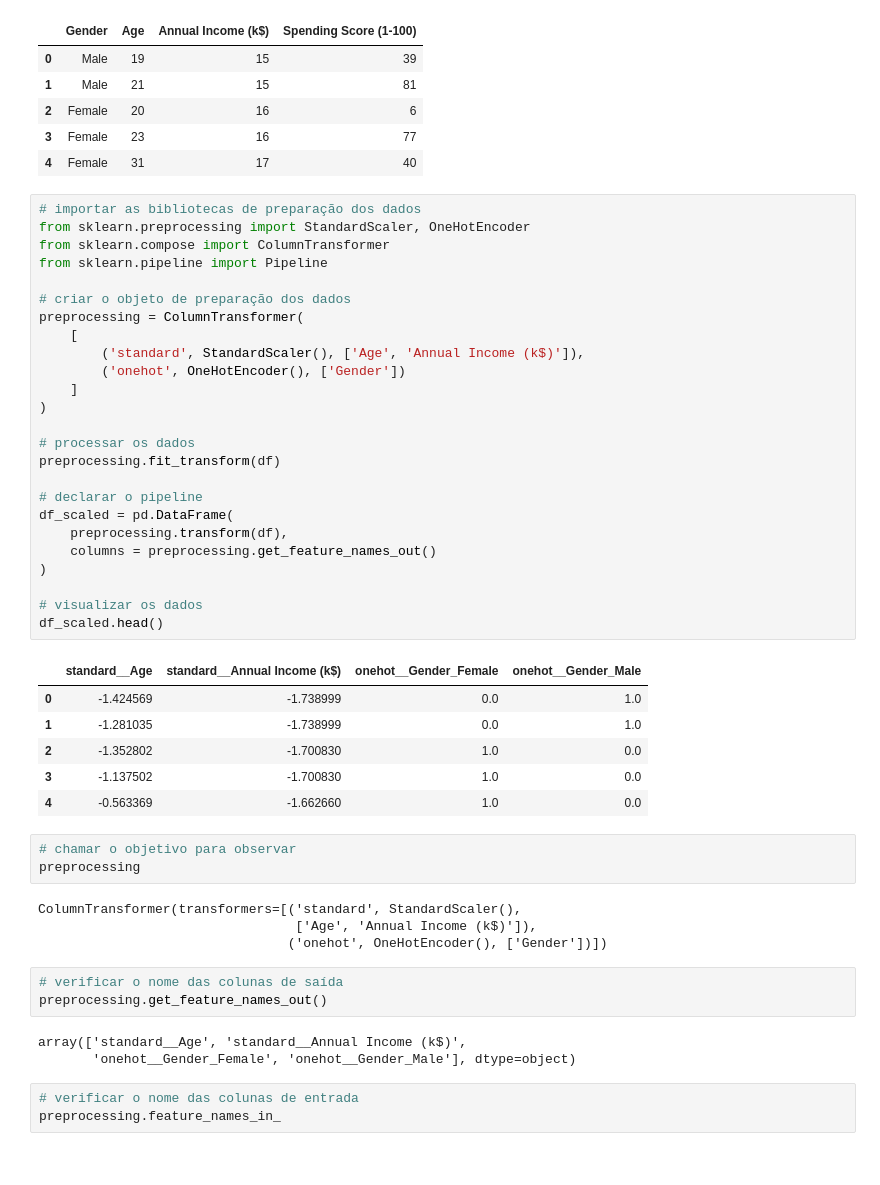
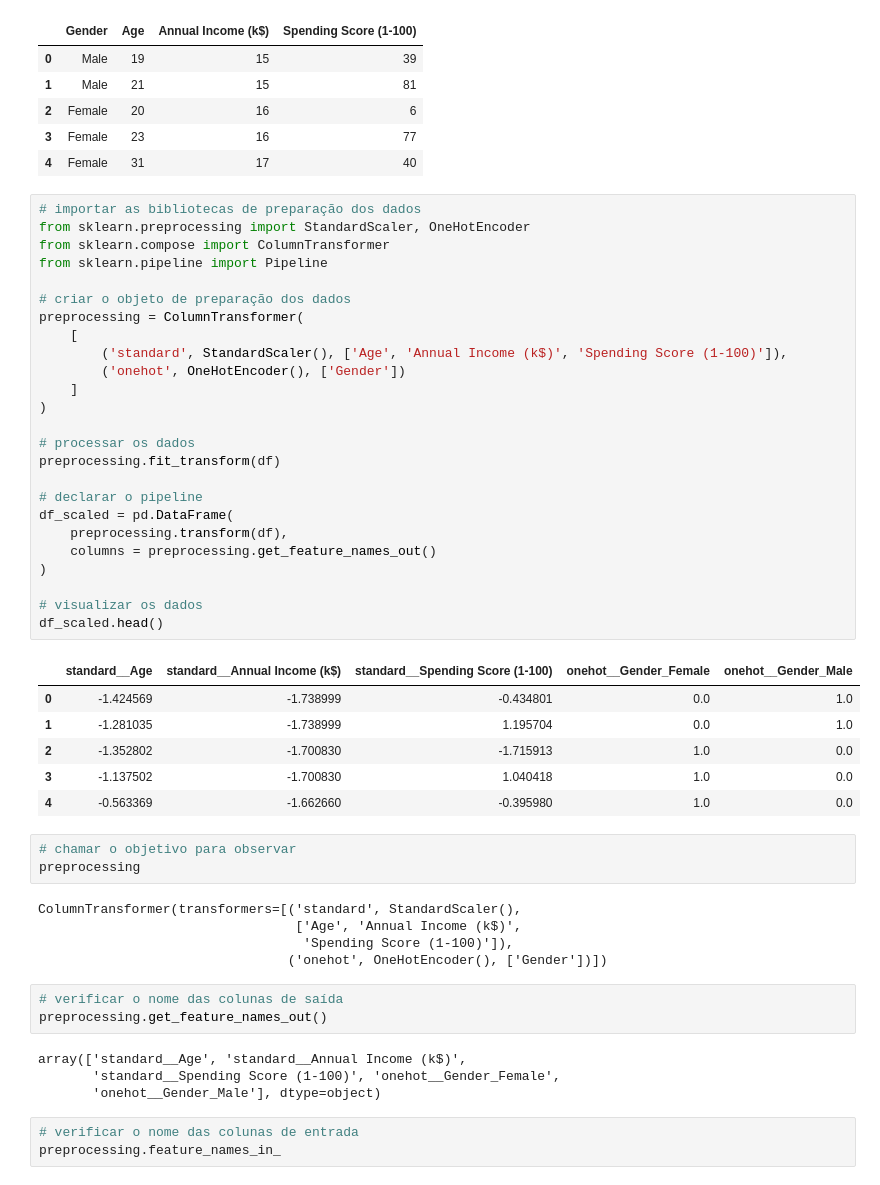
Before and after one commit to Felandim/PortfolioProjetos, a Jupyter notebook: 2 Segmentação de clientes/notebook/projeto_supermercado_04_pipeline.ipynb, the cells around one changed output. Drawn from its saved outputs; the diff is of its cells as text.

```diff
--- a/2 Segmentação de clientes/notebook/projeto_supermercado_04_pipeline.ipynb
+++ b/2 Segmentação de clientes/notebook/projeto_supermercado_04_pipeline.ipynb
@@ -19,48 +19,50 @@ df.head()
 # %%
 # importar as bibliotecas de preparação dos dados
 from sklearn.preprocessing import StandardScaler, OneHotEncoder
 from sklearn.compose import ColumnTransformer
 from sklearn.pipeline import Pipeline
 
 # criar o objeto de preparação dos dados
 preprocessing = ColumnTransformer(
     [
-        ('standard', StandardScaler(), ['Age', 'Annual Income (k$)']),
+        ('standard', StandardScaler(), ['Age', 'Annual Income (k$)', 'Spending Score (1-100)']),
         ('onehot', OneHotEncoder(), ['Gender'])
     ]
 )
 
 # processar os dados
 preprocessing.fit_transform(df)
 
 # declarar o pipeline
 df_scaled = pd.DataFrame(
     preprocessing.transform(df),
     columns = preprocessing.get_feature_names_out()
 )
 
 # visualizar os dados
 df_scaled.head()
 # %% [output]
-|  | standard__Age | standard__Annual Income (k$) | onehot__Gender_Female | onehot__Gender_Male |
-| 0 | -1.424569 | -1.738999 | 0.0 | 1.0 |
-| 1 | -1.281035 | -1.738999 | 0.0 | 1.0 |
-| 2 | -1.352802 | -1.700830 | 1.0 | 0.0 |
-| 3 | -1.137502 | -1.700830 | 1.0 | 0.0 |
-| 4 | -0.563369 | -1.662660 | 1.0 | 0.0 |
+|  | standard__Age | standard__Annual Income (k$) | standard__Spending Score (1-100) | onehot__Gender_Female | onehot__Gender_Male |
+| 0 | -1.424569 | -1.738999 | -0.434801 | 0.0 | 1.0 |
+| 1 | -1.281035 | -1.738999 | 1.195704 | 0.0 | 1.0 |
+| 2 | -1.352802 | -1.700830 | -1.715913 | 1.0 | 0.0 |
+| 3 | -1.137502 | -1.700830 | 1.040418 | 1.0 | 0.0 |
+| 4 | -0.563369 | -1.662660 | -0.395980 | 1.0 | 0.0 |
 # %%
 # chamar o objetivo para observar
 preprocessing
 # %% [output]
 ColumnTransformer(transformers=[('standard', StandardScaler(),
-                                 ['Age', 'Annual Income (k$)']),
+                                 ['Age', 'Annual Income (k$)',
+                                  'Spending Score (1-100)']),
                                 ('onehot', OneHotEncoder(), ['Gender'])])
 # %%
 # verificar o nome das colunas de saída
 preprocessing.get_feature_names_out()
 # %% [output]
 array(['standard__Age', 'standard__Annual Income (k$)',
-       'onehot__Gender_Female', 'onehot__Gender_Male'], dtype=object)
+       'standard__Spending Score (1-100)', 'onehot__Gender_Female',
+       'onehot__Gender_Male'], dtype=object)
 # %%
 # verificar o nome das colunas de entrada
 preprocessing.feature_names_in_
```
Also changed, not shown: parts of 13 cells of this notebook, 1 other file.
